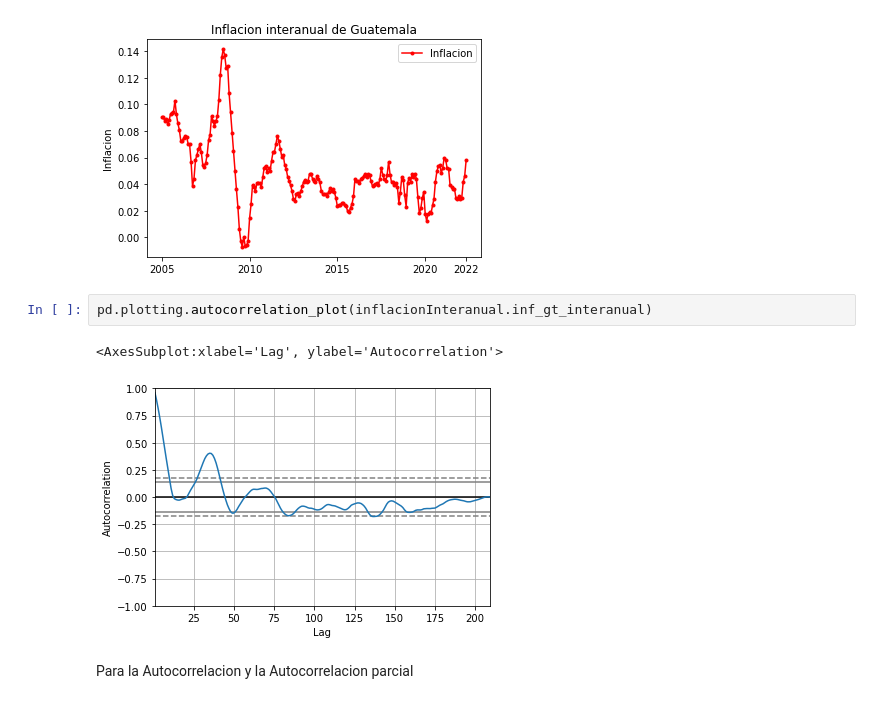
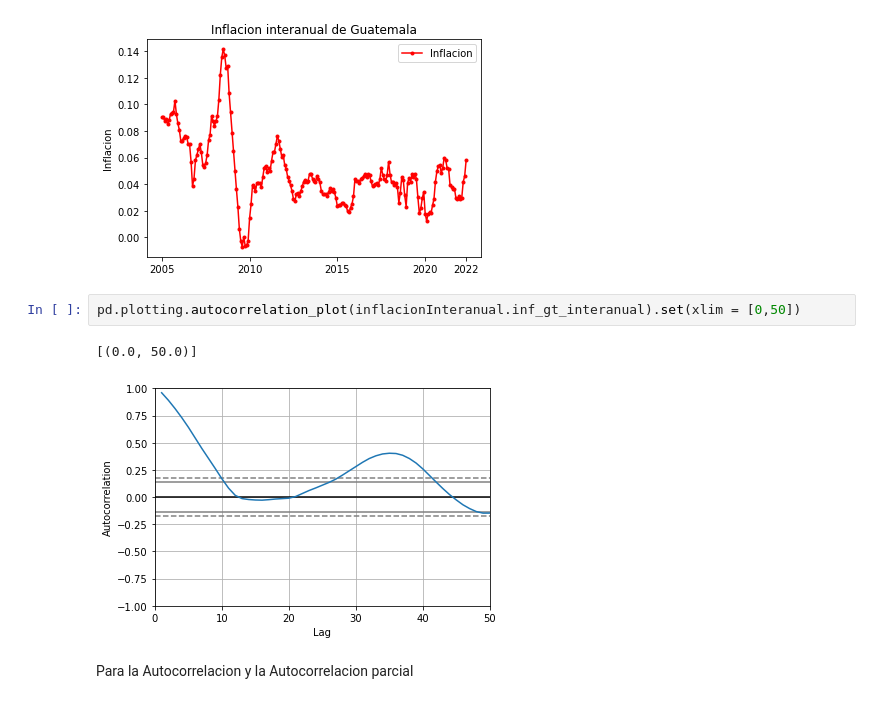
Before and after one commit to kc-alva/TesisPES2022, a Jupyter notebook: Notebook.ipynb, the cells around one changed output. Drawn from its saved outputs; the diff is of its cells as text.

```diff
--- a/Notebook.ipynb
+++ b/Notebook.ipynb
@@ -54,10 +47,10 @@ plt.show()
 # %% [output]
 [figure]
 # %%
-pd.plotting.autocorrelation_plot(inflacionInteranual.inf_gt_interanual)
+pd.plotting.autocorrelation_plot(inflacionInteranual.inf_gt_interanual).set(xlim = [0,50])
 # %% [output]
-<AxesSubplot:xlabel='Lag', ylabel='Autocorrelation'>
+[(0.0, 50.0)]
-[figure, old version]
+[figure, new version]
 # %% [markdown]
 Para la Autocorrelacion y la Autocorrelacion parcial
 # %%
```
Also changed, not shown: parts of 44 cells of this notebook.
